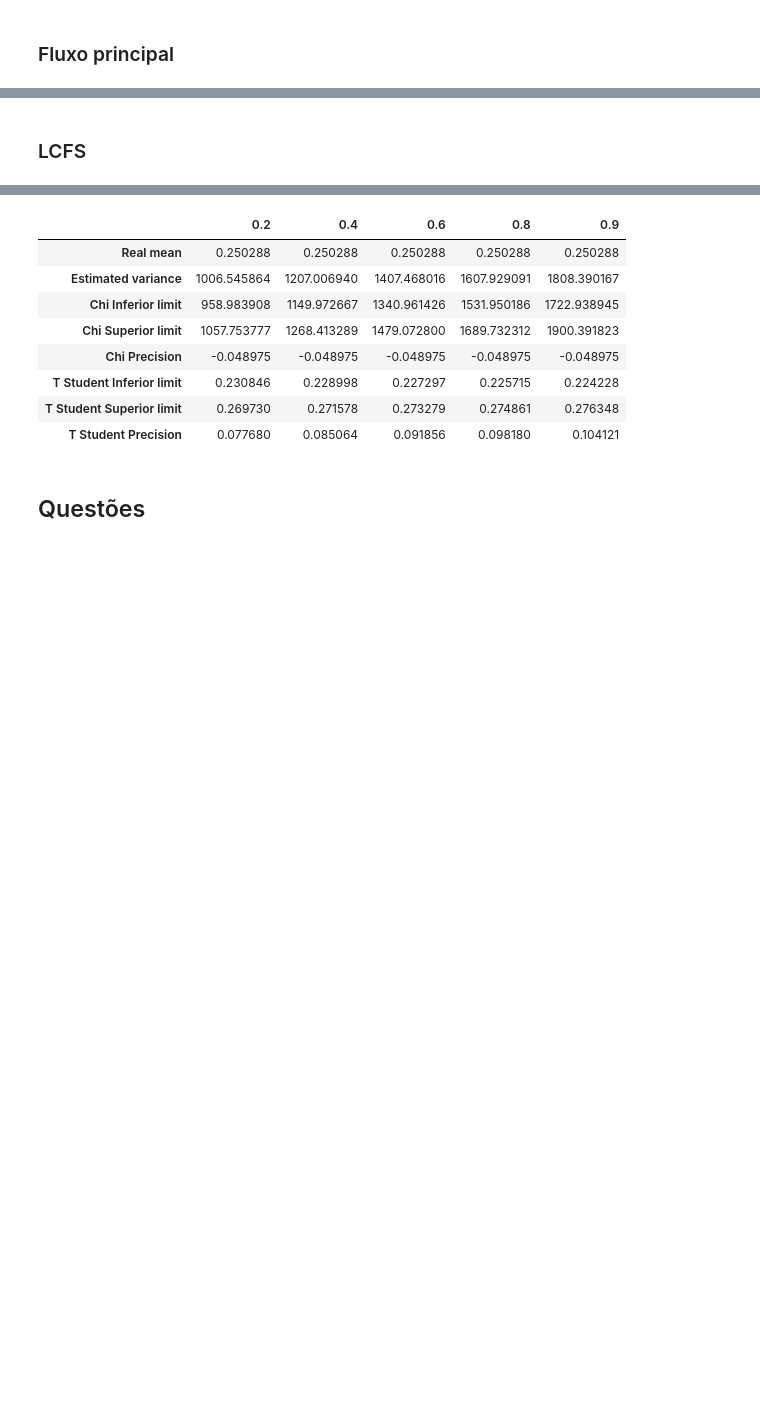
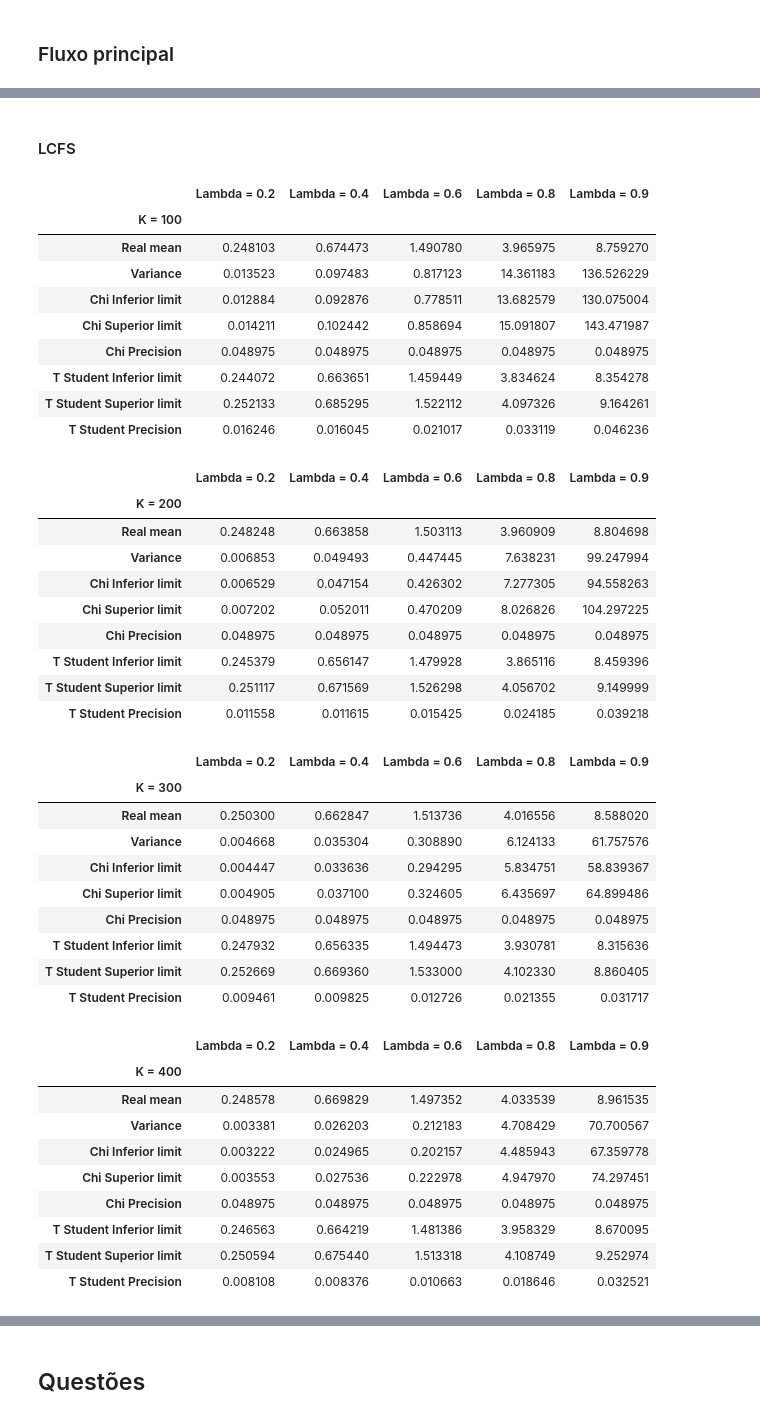
Before and after one commit to RafaelxFernandes/Avaliacao-e-Desempenho-22.1, a Jupyter notebook: simulador.ipynb, the cells around one changed output, grey strips where cells are left out. Cells and saved outputs as stored; diff of their text form; code cells hidden in the pictures; blank space fills up the shorter version.

```diff
--- a/simulador.ipynb
+++ b/simulador.ipynb
@@ -417,11 +500,56 @@ Wall time: 42.4 s
 # %% [markdown]
-### LCFS
+#### LCFS
 # %%
 %%time
+KMIN = 100
 results_lcfs = pd.DataFrame()
 
-for lambda_rate in LAMBDAS:
-    results_lcfs[str(lambda_rate)] = main(lambda_rate)
+while(KMIN <= 1000):
+    for lambda_rate in LAMBDAS:
+        results_lcfs["Lambda = " + str(lambda_rate)] = main(lambda_rate, FCFS = False)
 
-results_lcfs
+    results_lcfs.rename_axis("K = " + str(KMIN), inplace = True)
+    display(results_lcfs)
+
+    KMIN += 100
 # %% [output]
+|  | Lambda = 0.2 | Lambda = 0.4 | Lambda = 0.6 | Lambda = 0.8 | Lambda = 0.9 |
+| K = 100 |  |  |  |  |  |
+| Real mean | 0.248103 | 0.674473 | 1.490780 | 3.965975 | 8.759270 |
+| Variance | 0.013523 | 0.097483 | 0.817123 | 14.361183 | 136.526229 |
+| Chi Inferior limit | 0.012884 | 0.092876 | 0.778511 | 13.682579 | 130.075004 |
+| Chi Superior limit | 0.014211 | 0.102442 | 0.858694 | 15.091807 | 143.471987 |
+| Chi Precision | 0.048975 | 0.048975 | 0.048975 | 0.048975 | 0.048975 |
+| T Student Inferior limit | 0.244072 | 0.663651 | 1.459449 | 3.834624 | 8.354278 |
+| T Student Superior limit | 0.252133 | 0.685295 | 1.522112 | 4.097326 | 9.164261 |
+| T Student Precision | 0.016246 | 0.016045 | 0.021017 | 0.033119 | 0.046236 |
+|  | Lambda = 0.2 | Lambda = 0.4 | Lambda = 0.6 | Lambda = 0.8 | Lambda = 0.9 |
+| K = 200 |  |  |  |  |  |
+| Real mean | 0.248248 | 0.663858 | 1.503113 | 3.960909 | 8.804698 |
+| Variance | 0.006853 | 0.049493 | 0.447445 | 7.638231 | 99.247994 |
+| Chi Inferior limit | 0.006529 | 0.047154 | 0.426302 | 7.277305 | 94.558263 |
+| Chi Superior limit | 0.007202 | 0.052011 | 0.470209 | 8.026826 | 104.297225 |
+| Chi Precision | 0.048975 | 0.048975 | 0.048975 | 0.048975 | 0.048975 |
+| T Student Inferior limit | 0.245379 | 0.656147 | 1.479928 | 3.865116 | 8.459396 |
+| T Student Superior limit | 0.251117 | 0.671569 | 1.526298 | 4.056702 | 9.149999 |
+| T Student Precision | 0.011558 | 0.011615 | 0.015425 | 0.024185 | 0.039218 |
+|  | Lambda = 0.2 | Lambda = 0.4 | Lambda = 0.6 | Lambda = 0.8 | Lambda = 0.9 |
+| K = 300 |  |  |  |  |  |
+| Real mean | 0.250300 | 0.662847 | 1.513736 | 4.016556 | 8.588020 |
+| Variance | 0.004668 | 0.035304 | 0.308890 | 6.124133 | 61.757576 |
+| Chi Inferior limit | 0.004447 | 0.033636 | 0.294295 | 5.834751 | 58.839367 |
+| Chi Superior limit | 0.004905 | 0.037100 | 0.324605 | 6.435697 | 64.899486 |
+| Chi Precision | 0.048975 | 0.048975 | 0.048975 | 0.048975 | 0.048975 |
+| T Student Inferior limit | 0.247932 | 0.656335 | 1.494473 | 3.930781 | 8.315636 |
+| T Student Superior limit | 0.252669 | 0.669360 | 1.533000 | 4.102330 | 8.860405 |
+| T Student Precision | 0.009461 | 0.009825 | 0.012726 | 0.021355 | 0.031717 |
+|  | Lambda = 0.2 | Lambda = 0.4 | Lambda = 0.6 | Lambda = 0.8 | Lambda = 0.9 |
+| K = 400 |  |  |  |  |  |
+| Real mean | 0.248578 | 0.669829 | 1.497352 | 4.033539 | 8.961535 |
+| Variance | 0.003381 | 0.026203 | 0.212183 | 4.708429 | 70.700567 |
+| Chi Inferior limit | 0.003222 | 0.024965 | 0.202157 | 4.485943 | 67.359778 |
+| Chi Superior limit | 0.003553 | 0.027536 | 0.222978 | 4.947970 | 74.297451 |
+| Chi Precision | 0.048975 | 0.048975 | 0.048975 | 0.048975 | 0.048975 |
+| T Student Inferior limit | 0.246563 | 0.664219 | 1.481386 | 3.958329 | 8.670095 |
+| T Student Superior limit | 0.250594 | 0.675440 | 1.513318 | 4.108749 | 9.252974 |
+| T Student Precision | 0.008108 | 0.008376 | 0.010663 | 0.018646 | 0.032521 |
@@ -430,12 +618,3 @@ Wall time: 99 ms
-|  | 0.2 | 0.4 | 0.6 | 0.8 | 0.9 |
-| Real mean | 0.250288 | 0.250288 | 0.250288 | 0.250288 | 0.250288 |
-| Estimated variance | 1006.545864 | 1207.006940 | 1407.468016 | 1607.929091 | 1808.390167 |
-| Chi Inferior limit | 958.983908 | 1149.972667 | 1340.961426 | 1531.950186 | 1722.938945 |
-| Chi Superior limit | 1057.753777 | 1268.413289 | 1479.072800 | 1689.732312 | 1900.391823 |
-| Chi Precision | -0.048975 | -0.048975 | -0.048975 | -0.048975 | -0.048975 |
-| T Student Inferior limit | 0.230846 | 0.228998 | 0.227297 | 0.225715 | 0.224228 |
-| T Student Superior limit | 0.269730 | 0.271578 | 0.273279 | 0.274861 | 0.276348 |
-| T Student Precision | 0.077680 | 0.085064 | 0.091856 | 0.098180 | 0.104121 |
 # %% [markdown]
 ## Questões
 # %% [markdown]
```
Also changed, not shown: parts of 13 cells of this notebook.
